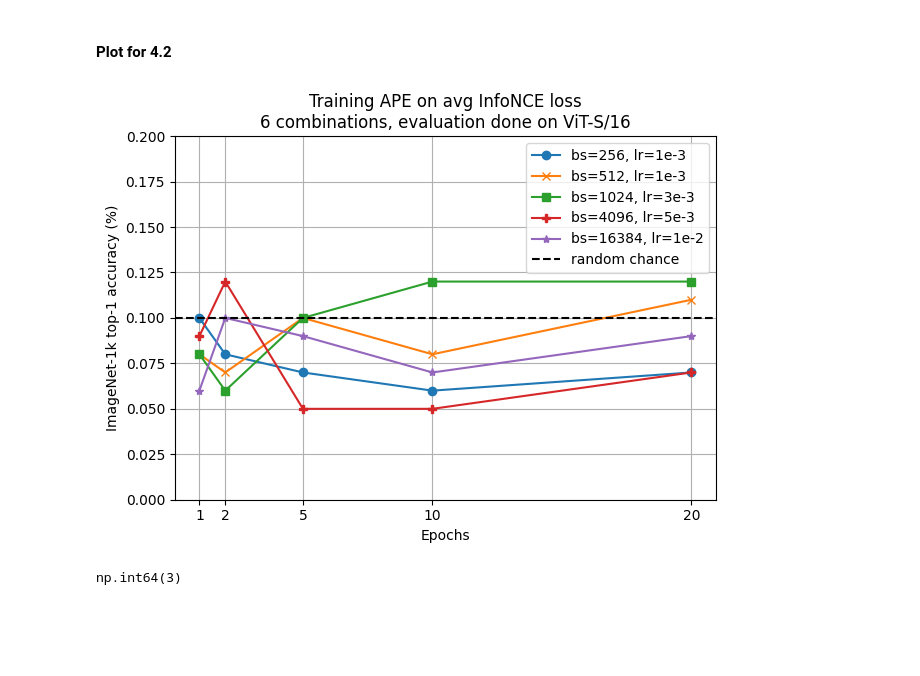
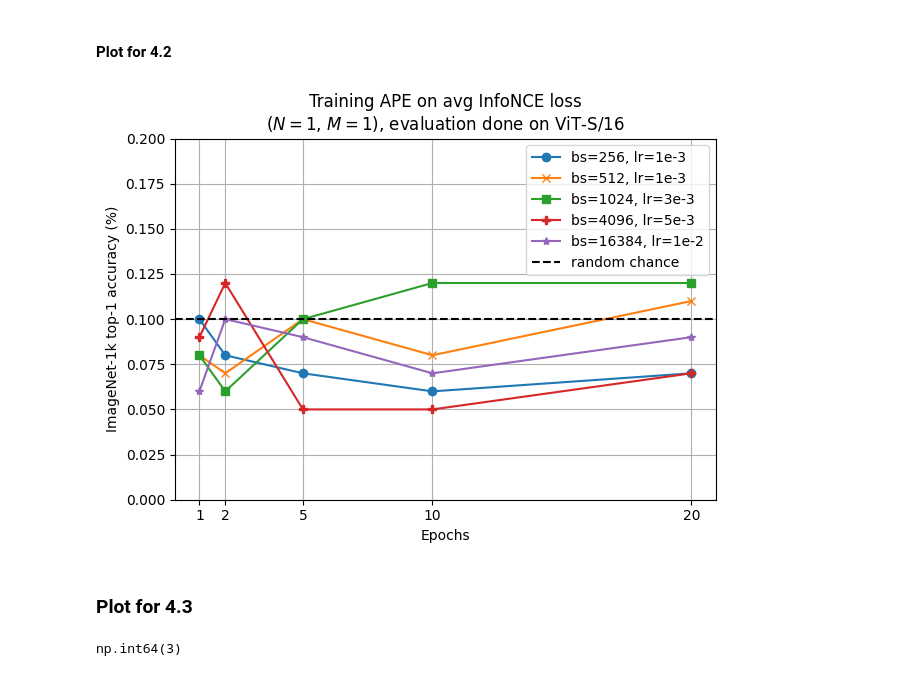
Before and after one commit to jaisidhsingh/hypa-new, a Jupyter notebook: hyperalignment/plot.ipynb, the cells around one changed output. Saved outputs shown, nothing was run; the diff lists cells and outputs as text; code cells hidden in the pictures; blank space fills up the shorter version.

```diff
--- a/hyperalignment/plot.ipynb
+++ b/hyperalignment/plot.ipynb
@@ -330,33 +330,35 @@ rcs = {"cifar10": 10.0, "cifar100": 1.0, "imagenet1k": 0.1}
 for bench in ["imagenet1k"]:
     acc_256 = [data_256['eval'][f'epoch_{epoch}'][bench] for epoch in epochs]
     acc_512 = [data_512['eval'][f'epoch_{epoch}'][bench] for epoch in epochs]
     acc_1024 = [data_1024['eval'][f'epoch_{epoch}'][bench] for epoch in epochs]
     acc_4096 = [data_4096['eval'][f'epoch_{epoch}'][bench] for epoch in epochs]
     acc_16384 = [data_16384['eval'][f'epoch_{epoch}'][bench] for epoch in epochs]
 
     # Create the plot
     # plt.figure(figsize=(10, 6))
 
     plt.plot(epochs, acc_256, marker='o', label="bs=256, lr=1e-3")
     plt.plot(epochs, acc_512, marker='x', label="bs=512, lr=1e-3")
     plt.plot(epochs, acc_1024, marker='s', label="bs=1024, lr=3e-3")
     plt.plot(epochs, acc_4096, marker='P', label="bs=4096, lr=5e-3")
     plt.plot(epochs, acc_16384, marker='*', label="bs=16384, lr=1e-2")
 
     plt.axhline(y=rcs[bench], color="black", linestyle="--", label="random chance")
 
-    plt.title(f'Training APE on avg InfoNCE loss\n6 combinations, evaluation done on ViT-S/16')
+    plt.title(f'Training APE on avg InfoNCE loss\n($N=1$, $M=1$), evaluation done on ViT-S/16')
     plt.xlabel('Epochs')
     plt.ylabel(f'{names[bench]} top-1 accuracy (%)')
     plt.ylim(lims[bench])
     plt.xticks([1, 2, 5, 10, 20])
     plt.grid(True)
 
     # Save and show the plot
     plt.legend()
     plt.tight_layout()
     # plt.show()
     plt.savefig('final_plots/ape_avg_6.png', format="png")
 # %% [output]
-[figure, old version]
+[figure, new version]
+# %% [markdown]
+### Plot for 4.3
 # %%
```
Also changed, not shown: parts of 3 cells of this notebook, 2 other files.
